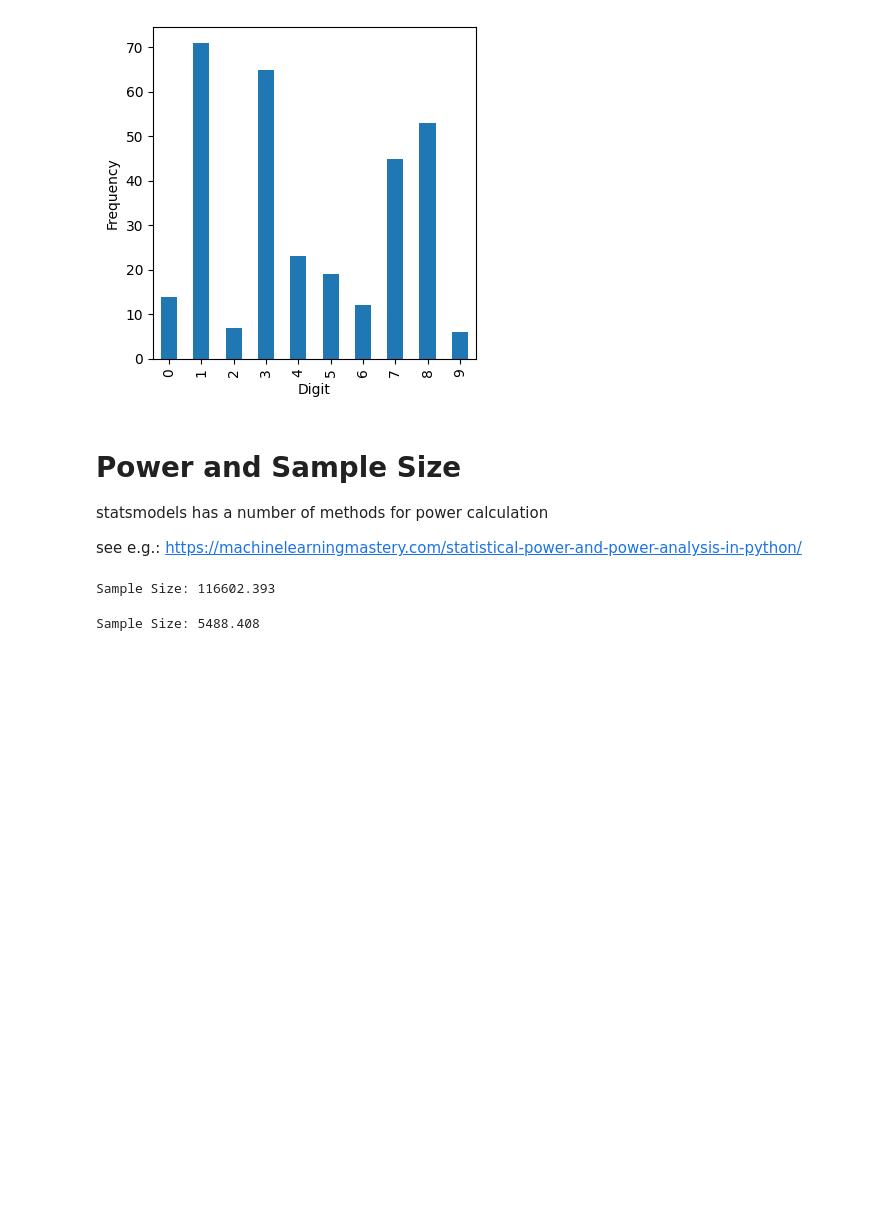
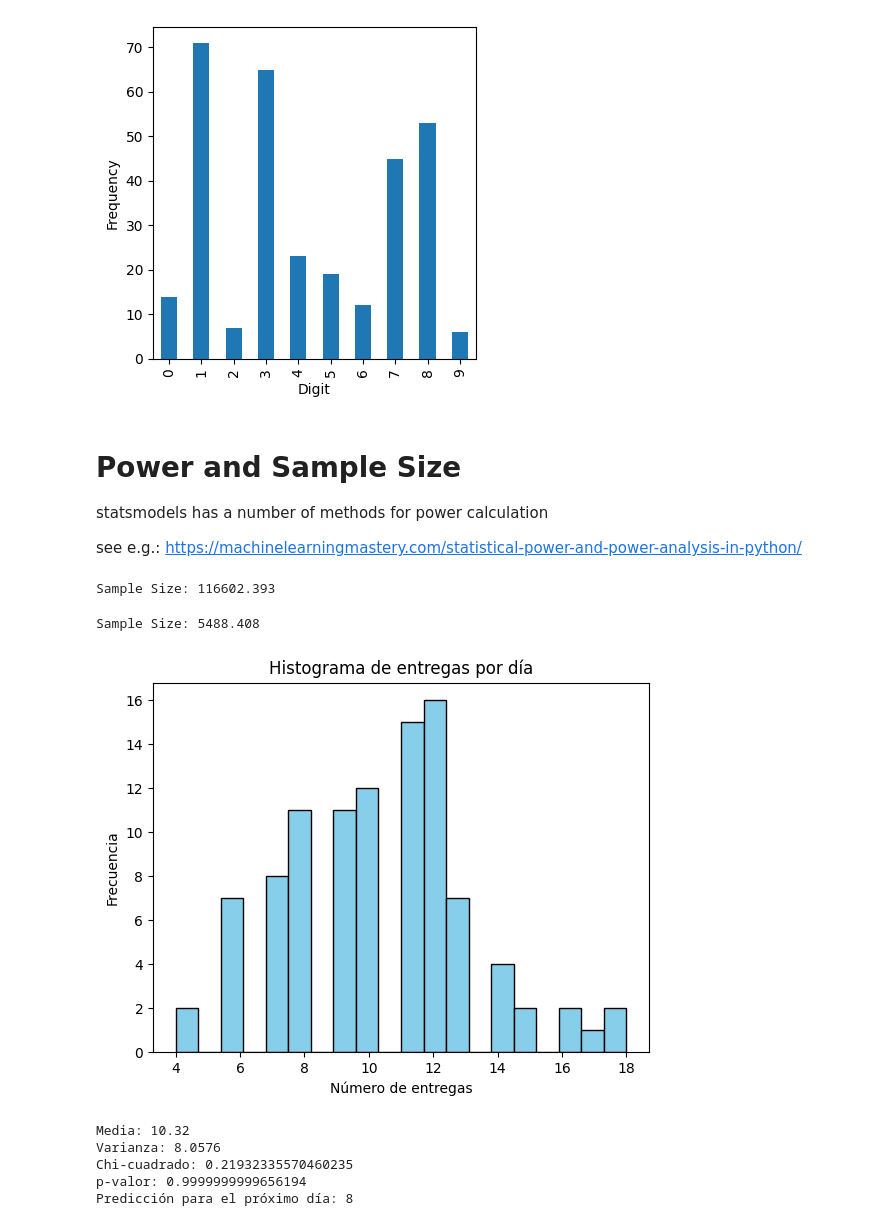
Before and after one commit to Egeekle/Estadistica-para-Ciencia-de-Datos, a Jupyter notebook: python/notebooks/Chapter 3 - Statistical Experiments and Significance Testing.ipynb, the cells around one changed output. Saved outputs shown, nothing was run; the diff lists cells and outputs as text; code cells hidden in the pictures; blank space fills up the shorter version.

```diff
--- a/python/notebooks/Chapter 3 - Statistical Experiments and Significance Testing.ipynb
+++ b/python/notebooks/Chapter 3 - Statistical Experiments and Significance Testing.ipynb
@@ -468,3 +468,49 @@ result = analysis.solve_power(effect_size=effect_size,
 print('Sample Size: %.3f' % result)
 # %% [output]
 Sample Size: 5488.408
+# %%
+import numpy as np
+import matplotlib.pyplot as plt
+from scipy.stats import poisson
+import pandas as pd
+from scipy.stats import chisquare
+# Paso 1: Recopilación de datos (ficticios)
+np.random.seed(0)
+# Generar datos ficticios de entregas por día
+entregas_por_dia = np.random.poisson(lam=10, size=100)  # media de 10 entregas por día, 100 días
+
+# Paso 2: Análisis exploratorio de datos (EDA)
+plt.hist(entregas_por_dia, bins=20, color='skyblue', edgecolor='black')
+plt.title('Histograma de entregas por día')
+plt.xlabel('Número de entregas')
+plt.ylabel('Frecuencia')
+plt.show()
+
+print("Media:", np.mean(entregas_por_dia))
+print("Varianza:", np.var(entregas_por_dia))
+
+# Paso 3: Ajuste del modelo de distribución de Poisson
+media_estimada = np.mean(entregas_por_dia)
+distribucion_poisson = poisson(media_estimada)
+
+# Paso 4: Validación del modelo
+# Prueba de bondad de ajuste (Chi-cuadrado)
+frec_obs, bins = np.histogram(entregas_por_dia, bins=range(16),density=True)
+frec_esp = np.diff(distribucion_poisson.cdf(bins)) * np.sum(frec_obs)
+frec_esp = frec_esp / np.sum(frec_esp) * np.sum(frec_obs)
+chi_cuadrado, p_valor = chisquare(frec_obs, frec_esp)
+
+print("Chi-cuadrado:", chi_cuadrado)
+print("p-valor:", p_valor)
+
+# Paso 5: Predicciones
+# Supongamos que queremos predecir la cantidad de entregas en el próximo día
+prediccion_proximo_dia = distribucion_poisson.rvs(size=1)
+print("Predicción para el próximo día:", prediccion_proximo_dia[0])
+# %% [output]
+[figure, added]
+Media: 10.32
+Varianza: 8.0576
+Chi-cuadrado: 0.21932335570460235
+p-valor: 0.9999999999656194
+Predicción para el próximo día: 8
```
Also changed, not shown: parts of 7 cells of this notebook.
